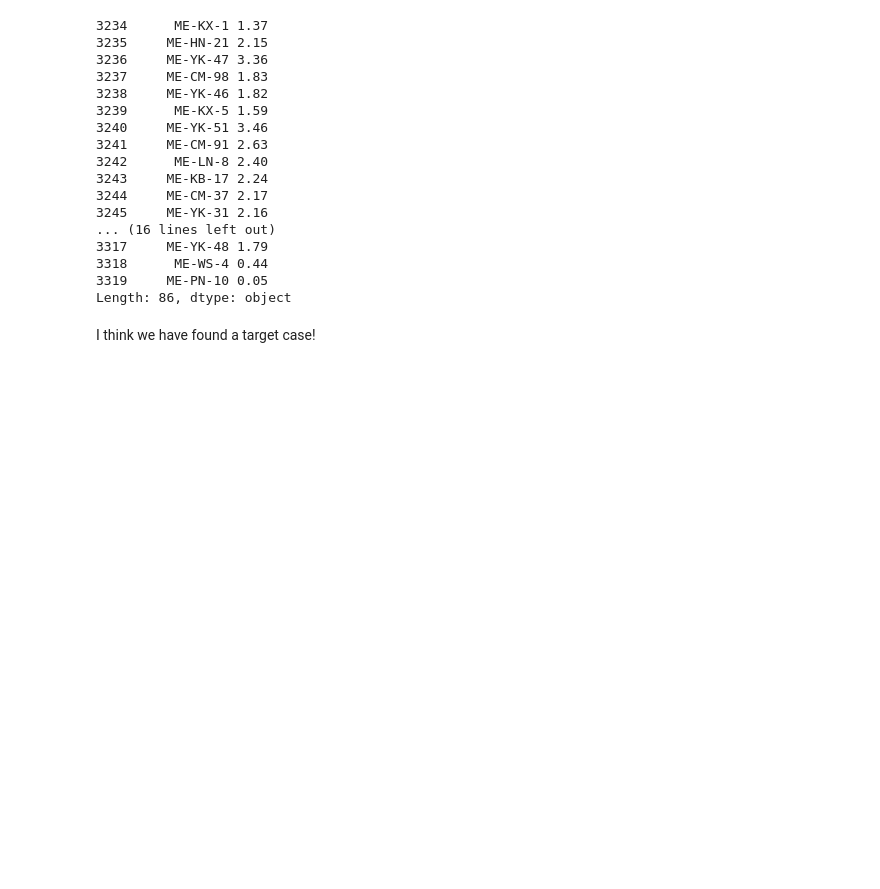
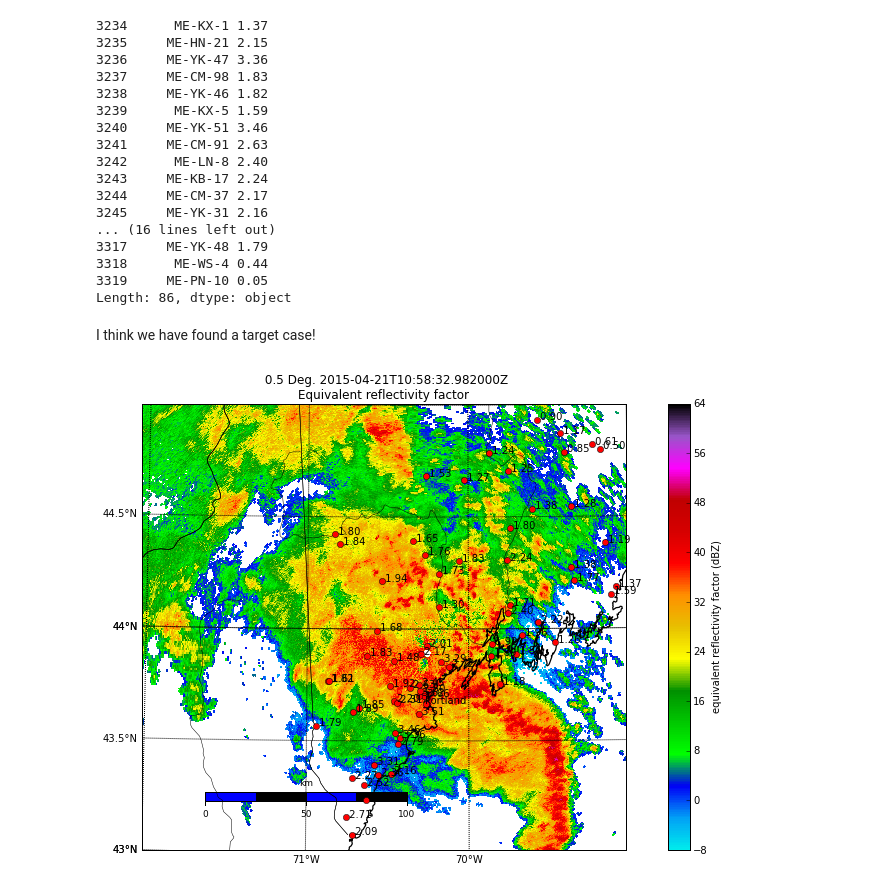
Before and after one commit to scollis/maine, a Jupyter notebook: notebooks/Maine CoCoRaHS data investigation.ipynb, the cells around one changed output. Cells and saved outputs as stored; diff of their text form; code cells hidden in the pictures; blank space fills up the shorter version.

Commit message:
ADD: first notebook using CoCoRaHS data

```diff
--- a/notebooks/Maine CoCoRaHS data investigation.ipynb
+++ b/notebooks/Maine CoCoRaHS data investigation.ipynb
@@ -109,3 +110,38 @@ all_big_rain['StationNumber'] +all_big_rain['TotalPrecipAmt']
 Length: 86, dtype: object
 # %% [markdown]
 I think we have found a target case!
+# %%
+radar = pyart.io.read('/data/maine/KGYX20150421_105832_V06.gz')
+rain_z = radar.fields['reflectivity']['data'].copy()
+z_lin = 10.0**(radar.fields['reflectivity']['data']/10.)
+rain_z = (z_lin/300.0)**(1./1.4)  #Z=300 R1.4
+radar.add_field_like('reflectivity', 'rain_z',  rain_z, replace_existing = True)
+radar.fields['rain_z']['units'] = 'mm/h'
+radar.fields['rain_z']['standard_name'] = 'rainfall_rate'
+radar.fields['rain_z']['long_name'] = 'rainfall_rate_from_z'
+radar.fields['rain_z']['valid_min'] = 0
+radar.fields['rain_z']['valid_max'] = 500
+# %%
+myd = pyart.graph.RadarMapDisplay(radar)
+# %%
+fig = plt.figure(figsize = [15,8])
+myd.plot_ppi_map( 'reflectivity', vmin = -8, vmax = 64,
+                 resolution = 'h', max_lat = 45,
+                 min_lat = 43, min_lon = -72, max_lon = -69,
+                cmap = pyart.graph.cm.NWSRef, mask_outside = False)
+m = myd.basemap
+m.drawparallels(np.linspace(43, 45, 5),labels=[1,0,0,0])
+m.drawmeridians(np.linspace(-72, -69, 4),labels=[0,0,0,1])
+m.drawrivers()
+m.drawmapscale(-71, 43.25, -71, 43.25, 100, barstyle='fancy',
+               fontcolor='k', fillcolor1='b', fillcolor2='k')
+myd.plot_point( -70.2667,43.6667, label_text = 'Portland',
+               label_offset = (0.0,0.0) )
+for i in all_big_rain.iterrows():
+    if i[1]['Latitude'] < 45 and i[1]['Latitude'] > 43 \
+    and i[1]['Longitude'] > -72 and i[1]['Longitude'] < -69:
+        myd.plot_point( i[1]['Longitude'], i[1]['Latitude'],
+                       label_text = i[1]['TotalPrecipAmt'],
+                   label_offset = (0.0,0.0) )
+# %% [output]
+[figure, added]
```
Also changed, not shown: parts of 4 cells of this notebook.
